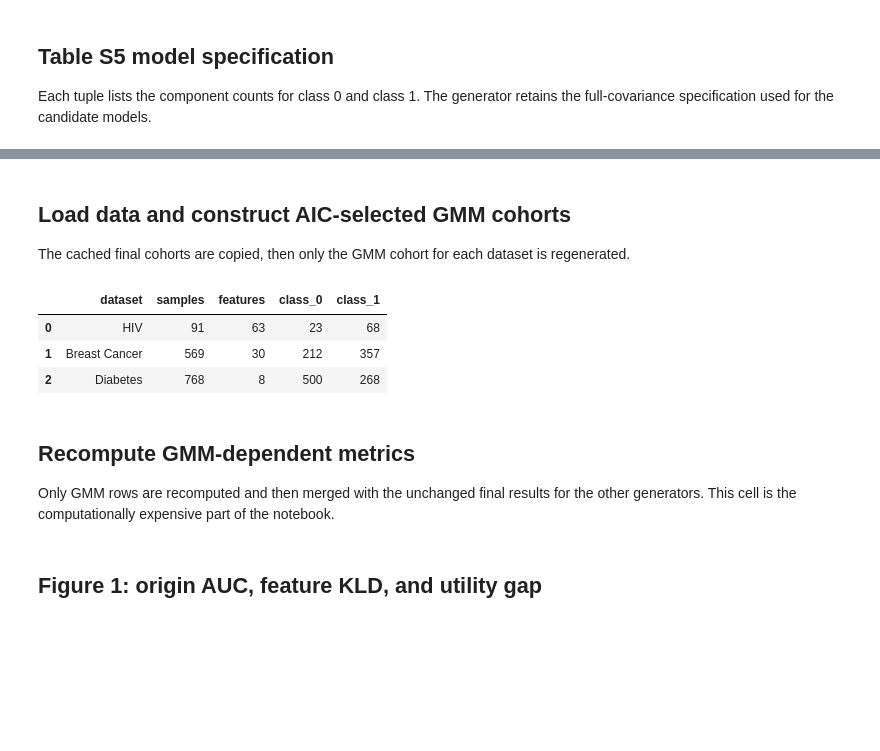
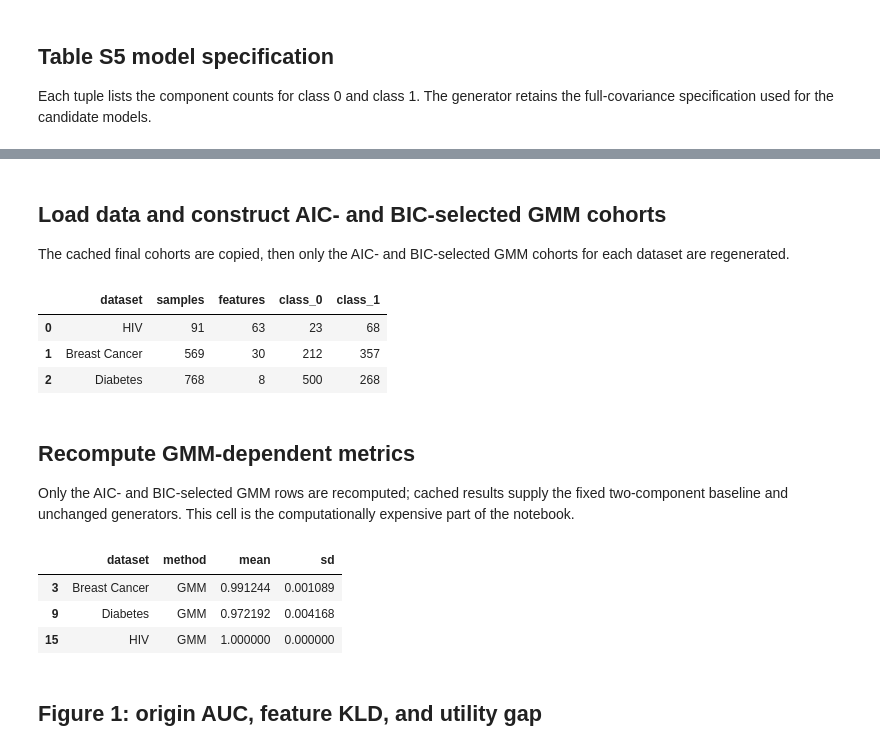
Before and after one commit to TonyTran03/distinguishable_data, a Jupyter notebook: data_synthesis/notebooks/aic_gmm_panels.ipynb, the cells around one changed output, grey strips where cells are left out. Drawn from its saved outputs; the diff is of its cells as text; code cells hidden in the pictures; blank space fills up the shorter version.

```diff
--- a/data_synthesis/notebooks/aic_gmm_panels.ipynb
+++ b/data_synthesis/notebooks/aic_gmm_panels.ipynb
@@ -58,7 +65,7 @@ display(component_table)
 # %% [markdown]
-## Load data and construct AIC-selected GMM cohorts
+## Load data and construct AIC- and BIC-selected GMM cohorts
 
-The cached final cohorts are copied, then only the GMM cohort for each dataset is regenerated.
+The cached final cohorts are copied, then only the AIC- and BIC-selected GMM cohorts for each dataset are regenerated.
 # %%
 datasets, dataset_summary = data_io.initialize_datasets()
 cohorts = workflow.build_aic_cohorts(datasets)
@@ -75,7 +87,7 @@ display(dataset_summary)
 # %% [markdown]
 ## Recompute GMM-dependent metrics
 
-Only GMM rows are recomputed and then merged with the unchanged final results for the other generators. This cell is the computationally expensive part of the notebook.
+Only the AIC- and BIC-selected GMM rows are recomputed; cached results supply the fixed two-component baseline and unchanged generators. This cell is the computationally expensive part of the notebook.
 # %%
 gmm_auc = followup.compute_origin_auc(
     datasets, gmm_only, repeats=AUC_REPEATS, seed=SEED
@@ -83,33 +95,49 @@ gmm_auc = followup.compute_origin_auc(
 auc_runs = workflow.replace_method_rows(
     workflow.load_cache('origin_auc'), gmm_auc
 )
 
 gmm_kld = followup.compute_feature_kld_table(datasets, gmm_only)
 feature_kld = workflow.replace_method_rows(
     workflow.load_cache('feature_kld'), gmm_kld
 )
 
 gmm_marginal = followup.compute_marginal_tests(datasets, gmm_only)
 marginal_tests = workflow.replace_method_rows(
     workflow.load_cache('marginal_tests'), gmm_marginal
 )
 
 gmm_tstr = followup.compute_tstr_runs(
     datasets, gmm_only, repeats=UTILITY_REPEATS, seed=SEED
 )
 tstr_runs = workflow.replace_method_rows(
     workflow.load_cache('tstr_runs'), gmm_tstr
 )
 tstr_runs['utility_gap_abs'] = (
     tstr_runs['trtr_f1'] - tstr_runs['tstr_f1']
 ).abs()
 
+bic_auc = followup.compute_origin_auc(
+    datasets, bic_gmm_only, repeats=AUC_REPEATS, seed=SEED
+)
+bic_kld = followup.compute_feature_kld_table(datasets, bic_gmm_only)
+bic_tstr = followup.compute_tstr_runs(
+    datasets, bic_gmm_only, repeats=UTILITY_REPEATS, seed=SEED
+)
+bic_tstr['utility_gap_abs'] = (
+    bic_tstr['trtr_f1'] - bic_tstr['tstr_f1']
+).abs()
+
 auc_summary = (
     auc_runs.groupby(['dataset', 'method'])['separability_auc']
     .agg(mean='mean', sd='std')
     .reset_index()
 )
 display(auc_summary[auc_summary['method'] == 'GMM'])
+# %% [output]
+|  | dataset | method | mean | sd |
+| 3 | Breast Cancer | GMM | 0.991244 | 0.001089 |
+| 9 | Diabetes | GMM | 0.972192 | 0.004168 |
+| 15 | HIV | GMM | 1.000000 | 0.000000 |
 # %% [markdown]
 ## Figure 1: origin AUC, feature KLD, and utility gap
 # %%
```
Also changed, not shown: parts of 12 cells of this notebook, 4 other files.
